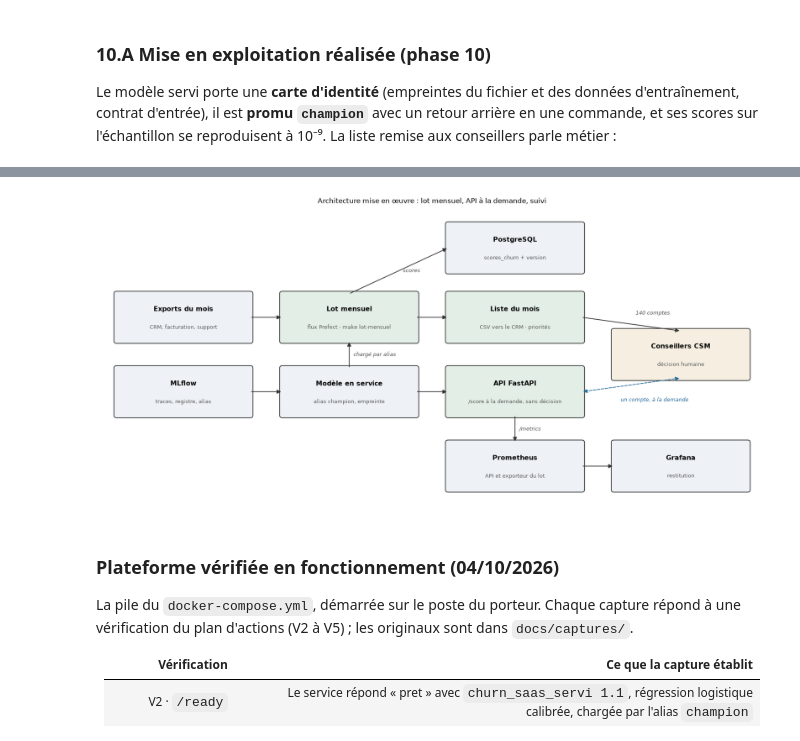
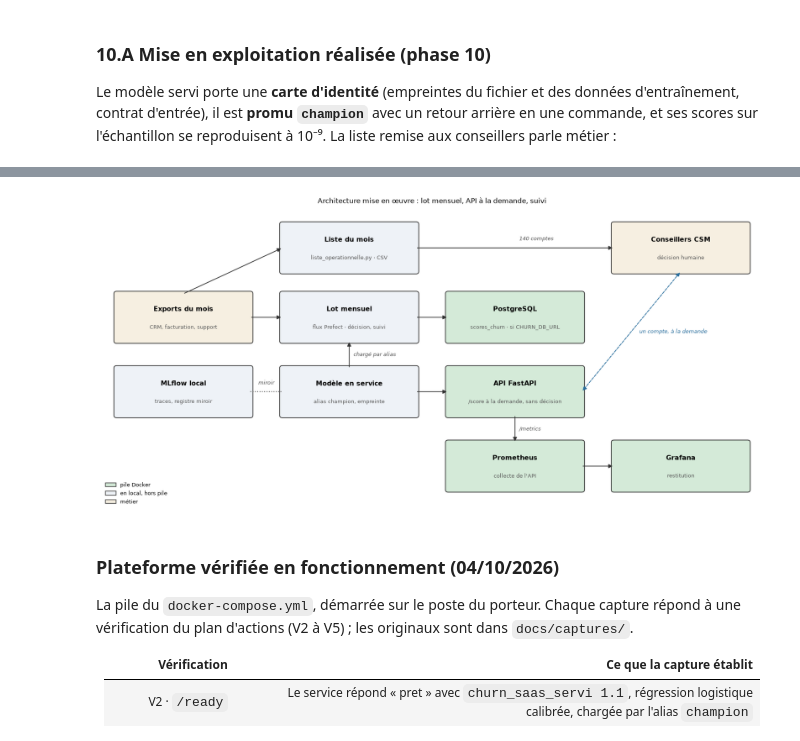
Before and after one commit to air-jaja/ai4me, a Jupyter notebook: notebooks/cas_usage_churn_saas.ipynb, the cells around one changed output, grey strips where cells are left out. Drawn from its saved outputs; the diff is of its cells as text; code cells hidden in the pictures.

```diff
--- a/notebooks/cas_usage_churn_saas.ipynb
+++ b/notebooks/cas_usage_churn_saas.ipynb
@@ -2703,21 +2741,22 @@ Mermaid.)*
 # %%
 # Figure: implemented architecture (matplotlib rendering of the Mermaid diagram above)
 import matplotlib.pyplot as plt
-from matplotlib.patches import FancyBboxPatch, FancyArrowPatch
+from matplotlib.patches import FancyArrowPatch, FancyBboxPatch, Patch
 
 largeur, hauteur = 2.5, 0.95
+LOCAL, PILE, METIER = "#eef2f7", "#d4ead8", "#f6efe1"
 # name: (column, row, title, detail, colour)
 boites = {
-    "sources": (0, 3, "Exports du mois", "CRM, facturation, support", "#eef2f7"),
-    "lot": (1, 3, "Lot mensuel", "flux Prefect · make lot-mensuel", "#e3efe6"),
-    "liste": (2, 3, "Liste du mois", "CSV vers le CRM · priorités", "#e3efe6"),
-    "base": (2, 4.4, "PostgreSQL", "scores_churn + version", "#eef2f7"),
-    "csm": (3, 2.25, "Conseillers CSM", "décision humaine", "#f6efe1"),
-    "mlflow": (0, 1.5, "MLflow", "traces, registre, alias", "#eef2f7"),
-    "modele": (1, 1.5, "Modèle en service", "alias champion, empreinte", "#eef2f7"),
-    "api": (2, 1.5, "API FastAPI", "/score à la demande, sans décision", "#e3efe6"),
-    "prometheus": (2, 0, "Prometheus", "API et exporteur du lot", "#eef2f7"),
-    "grafana": (3, 0, "Grafana", "restitution", "#eef2f7"),
+    "sources": (0, 3, "Exports du mois", "CRM, facturation, support", METIER),
+    "lot": (1, 3, "Lot mensuel", "flux Prefect · décision, suivi", LOCAL),
+    "base": (2, 3, "PostgreSQL", "scores_churn · si CHURN_DB_URL", PILE),
+    "liste": (1, 4.4, "Liste du mois", "liste_operationnelle.py · CSV", LOCAL),
+    "csm": (3, 4.4, "Conseillers CSM", "décision humaine", METIER),
+    "mlflow": (0, 1.5, "MLflow local", "traces, registre miroir", LOCAL),
+    "modele": (1, 1.5, "Modèle en service", "alias champion, empreinte", LOCAL),
+    "api": (2, 1.5, "API FastAPI", "/score à la demande, sans décision", PILE),
+    "prometheus": (2, 0, "Prometheus", "collecte de l'API", PILE),
+    "grafana": (3, 0, "Grafana", "restitution", PILE),
 }
 pas = 3.1
 
@@ -2743,39 +2782,47 @@ for nom, (colonne, ligne, titre, detail, couleur) in boites.items():
     ax.text(x, y - 0.2, detail, ha="center", va="center", fontsize=8.5, color="#555555")
 
 fleches = [
     ("sources", "d", "lot", "g", "", 0),
-    ("lot", "d", "liste", "g", "", 0),
-    ("lot", "h", "base", "g", "scores", 0),
-    ("liste", "d", "csm", "h", "140 comptes", 0.22),
-    ("mlflow", "d", "modele", "g", "", 0),
+    ("sources", "h", "liste", "g", "", 0),
+    ("lot", "d", "base", "g", "", 0),
+    ("liste", "d", "csm", "g", "140 comptes", 0.18),
     ("modele", "h", "lot", "b", "chargé par alias", 0),
     ("modele", "d", "api", "g", "", 0),
     ("api", "b", "prometheus", "h", "/metrics", 0),
     ("prometheus", "d", "grafana", "g", "", 0),
 ]
 for depart, cote_d, arrivee, cote_a, libelle, decalage in fleches:
     (x0, y0), (x1, y1) = bord(depart, cote_d), bord(arrivee, cote_a)
     ax.add_patch(FancyArrowPatch((x0, y0), (x1, y1), arrowstyle="-|>", mutation_scale=13,
                                  linewidth=1.2, color="#333333"))
     if libelle:
         ax.text((x0 + x1) / 2 + 0.08, (y0 + y1) / 2 + decalage, libelle, ha="left", va="center",
                 fontsize=8.5, color="#555555", style="italic")
+# MLflow mirrors the model in service; it does not hand it over (the alias file does)
+(x0, y0), (x1, y1) = bord("mlflow", "d"), bord("modele", "g")
+ax.plot([x0, x1], [y0, y1], linestyle=":", linewidth=1.4, color="#555555")
+ax.text((x0 + x1) / 2, y0 + 0.12, "miroir", ha="center", va="bottom", fontsize=8.5, color="#555555",
+        style="italic")
 # On demand: an advisor queries one account between two batches
 (x0, y0), (x1, y1) = bord("csm", "b"), bord("api", "d")
 ax.add_patch(FancyArrowPatch((x0, y0), (x1, y1), arrowstyle="<|-|>", mutation_scale=13,
                              linewidth=1.2, linestyle="--", color="#2a6f9e"))
-ax.text((x0 + x1) / 2 - 0.2, (y0 + y1) / 2 - 0.3, "un compte, à la demande", ha="left",
+ax.text((x0 + x1) / 2 + 0.15, (y0 + y1) / 2, "un compte, à la demande", ha="left",
         va="center", fontsize=8.5, color="#2a6f9e", style="italic")
 
+ax.legend(handles=[Patch(facecolor=PILE, edgecolor="#333333", label="pile Docker"),
+                   Patch(facecolor=LOCAL, edgecolor="#333333", label="en local, hors pile"),
+                   Patch(facecolor=METIER, edgecolor="#333333", label="métier")],
+          loc="lower left", fontsize=8.5, frameon=False)
 ax.set_xlim(-0.3, 3 * pas + largeur + 0.3)
 ax.set_ylim(-0.4, 5.6)
 ax.axis("off")
 ax.set_title("Architecture mise en œuvre : lot mensuel, API à la demande, suivi",
              fontsize=11, pad=14)
 plt.tight_layout()
 plt.show()
 # %% [output]
-[figure, old version]
+[figure, new version]
 # %% [markdown]
 ### Plateforme vérifiée en fonctionnement (04/10/2026)
 
```
Also changed, not shown: parts of 36 cells of this notebook, 15 other files.
